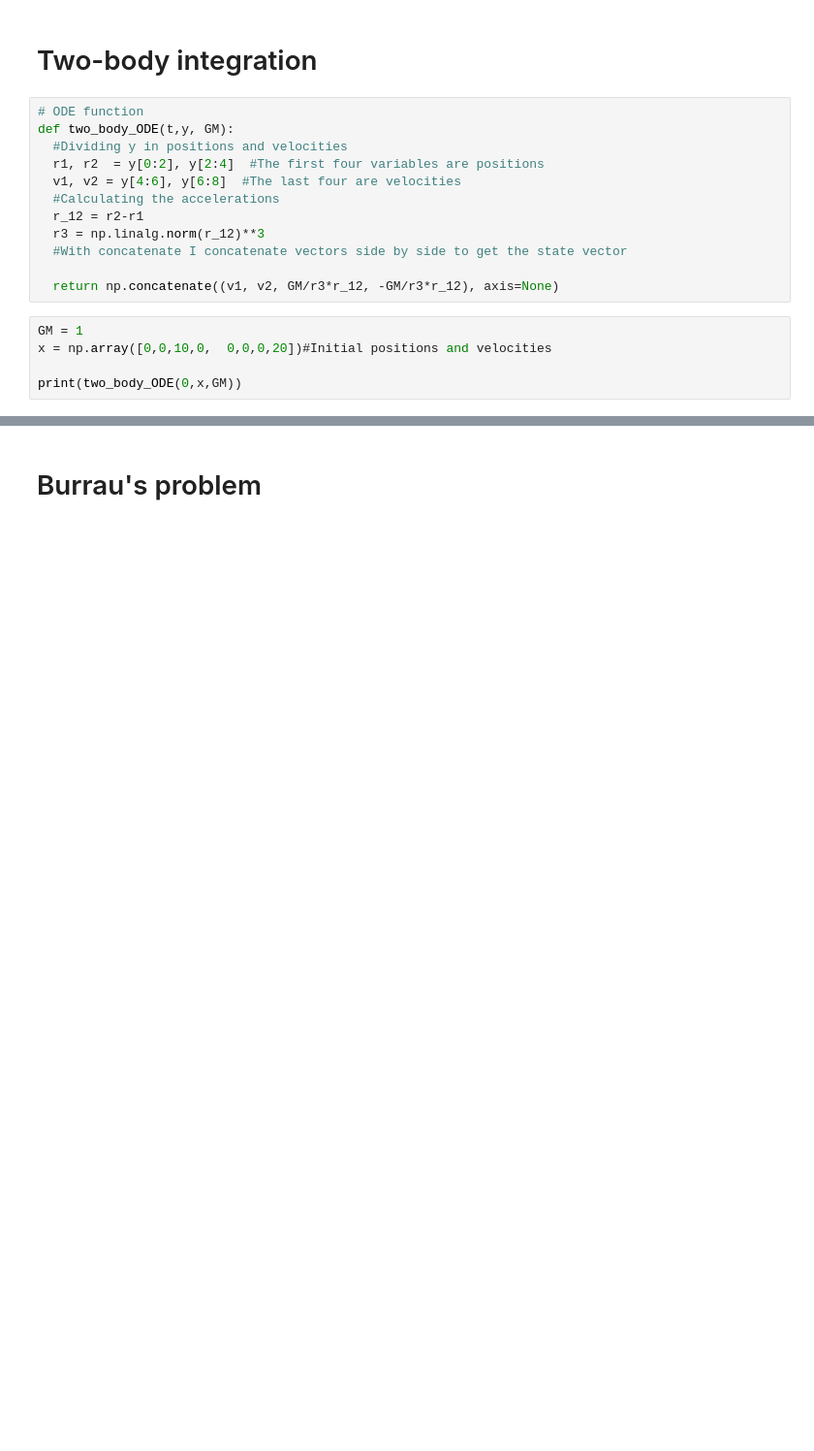
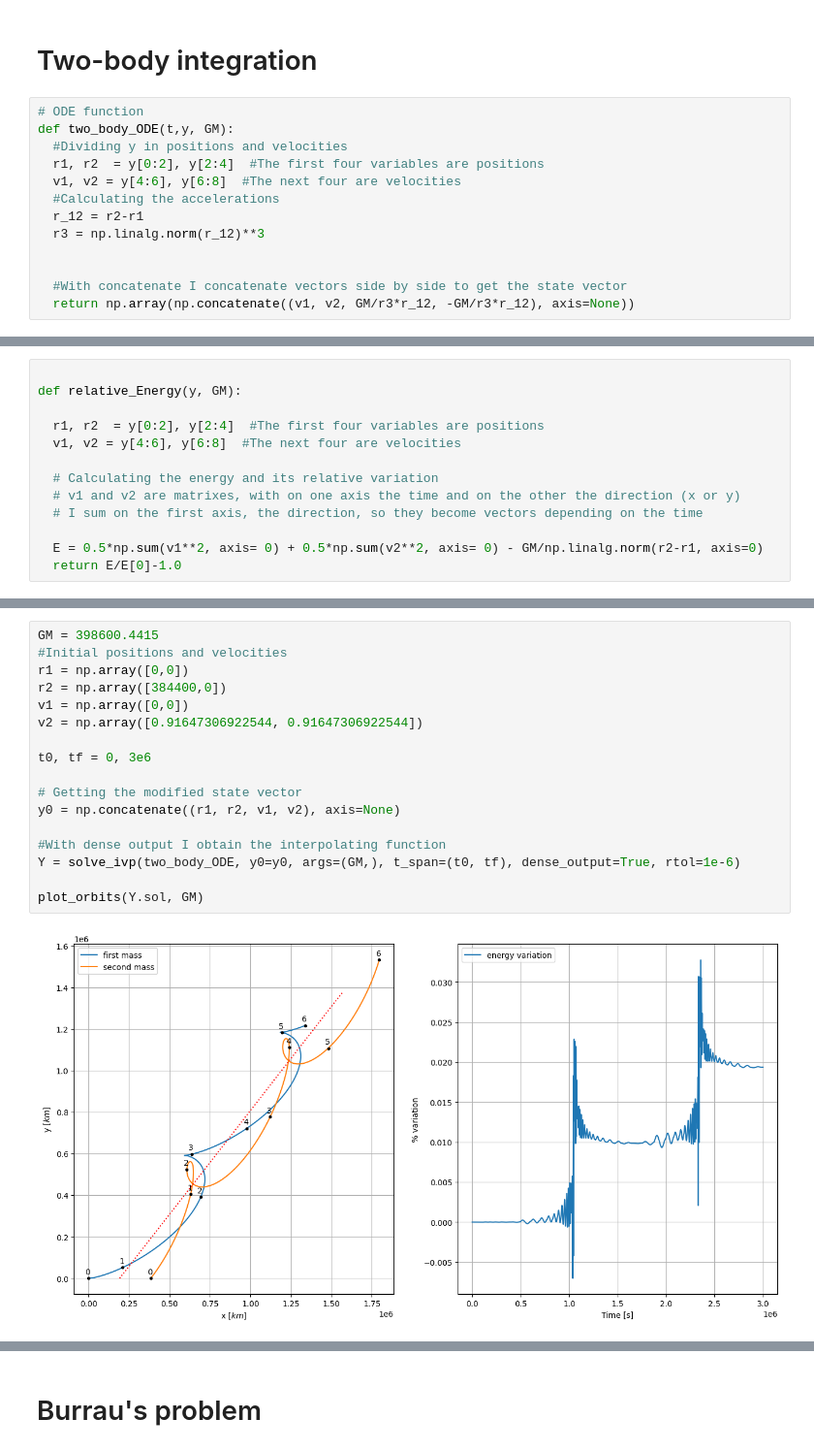
Before and after one commit to Giacomo-Menegatti/Celestial-Mechanics, a Jupyter notebook: Homework2/Homework2.ipynb, the cells around one changed output, grey strips where cells are left out. Shown at 97% size. Cells and saved outputs as stored; diff of their text form; blank space fills up the shorter version.

```diff
--- a/Homework2/Homework2.ipynb
+++ b/Homework2/Homework2.ipynb
@@ -77,15 +76,11 @@ def RK_Adaptive(f, y0, t0, tf, h):
 def two_body_ODE(t,y, GM):
   #Dividing y in positions and velocities
   r1, r2  = y[0:2], y[2:4]  #The first four variables are positions
-  v1, v2 = y[4:6], y[6:8]  #The last four are velocities
+  v1, v2 = y[4:6], y[6:8]  #The next four are velocities
   #Calculating the accelerations
   r_12 = r2-r1
   r3 = np.linalg.norm(r_12)**3
+
+
   #With concatenate I concatenate vectors side by side to get the state vector
-
-  return np.concatenate((v1, v2, GM/r3*r_12, -GM/r3*r_12), axis=None)
+  return np.array(np.concatenate((v1, v2, GM/r3*r_12, -GM/r3*r_12), axis=None))
-# %%
-GM = 1
-x = np.array([0,0,10,0,  0,0,0,20])#Initial positions and velocities
-
-print(two_body_ODE(0,x,GM))
@@ -93,0 +89,13 @@ print(two_body_ODE(0,x,GM))
+# %%
+
+def relative_Energy(y, GM):
+
+  r1, r2  = y[0:2], y[2:4]  #The first four variables are positions
+  v1, v2 = y[4:6], y[6:8]  #The next four are velocities
+
+  # Calculating the energy and its relative variation
+  # v1 and v2 are matrixes, with on one axis the time and on the other the direction (x or y)
+  # I sum on the first axis, the direction, so they become vectors depending on the time
+
+  E = 0.5*np.sum(v1**2, axis= 0) + 0.5*np.sum(v2**2, axis= 0) - GM/np.linalg.norm(r2-r1, axis=0)
+  return E/E[0]-1.0
@@ -93,0 +142,19 @@ print(two_body_ODE(0,x,GM))
+# %%
+GM = 398600.4415
+#Initial positions and velocities
+r1 = np.array([0,0])
+r2 = np.array([384400,0])
+v1 = np.array([0,0])
+v2 = np.array([0.91647306922544, 0.91647306922544])
+
+t0, tf = 0, 3e6
+
+# Getting the modified state vector
+y0 = np.concatenate((r1, r2, v1, v2), axis=None)
+
+#With dense output I obtain the interpolating function
+Y = solve_ivp(two_body_ODE, y0=y0, args=(GM,), t_span=(t0, tf), dense_output=True, rtol=1e-6)
+
+plot_orbits(Y.sol, GM)
+# %% [output]
+[figure, added]
```
Also changed, not shown: parts of 12 cells of this notebook.
